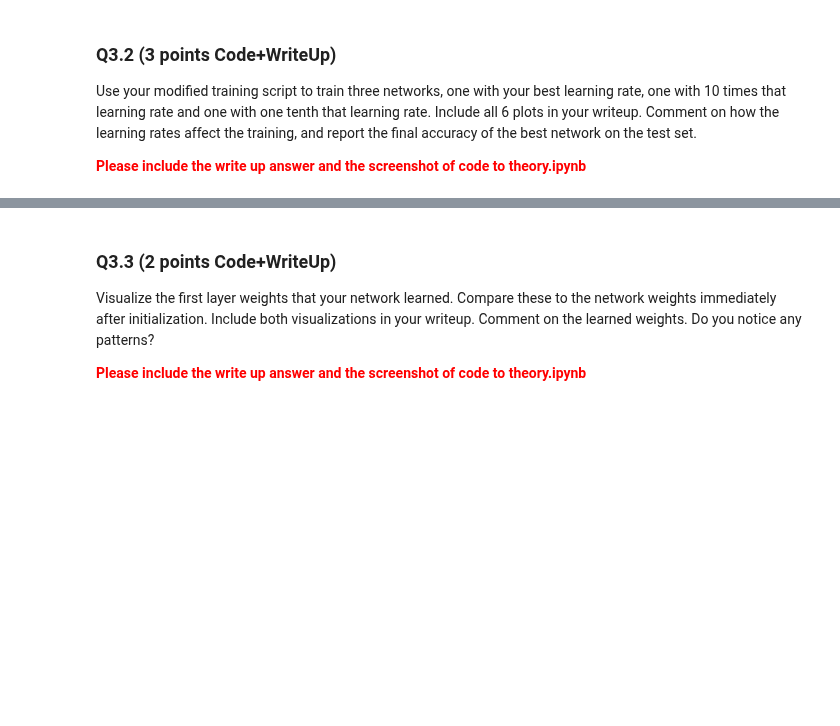
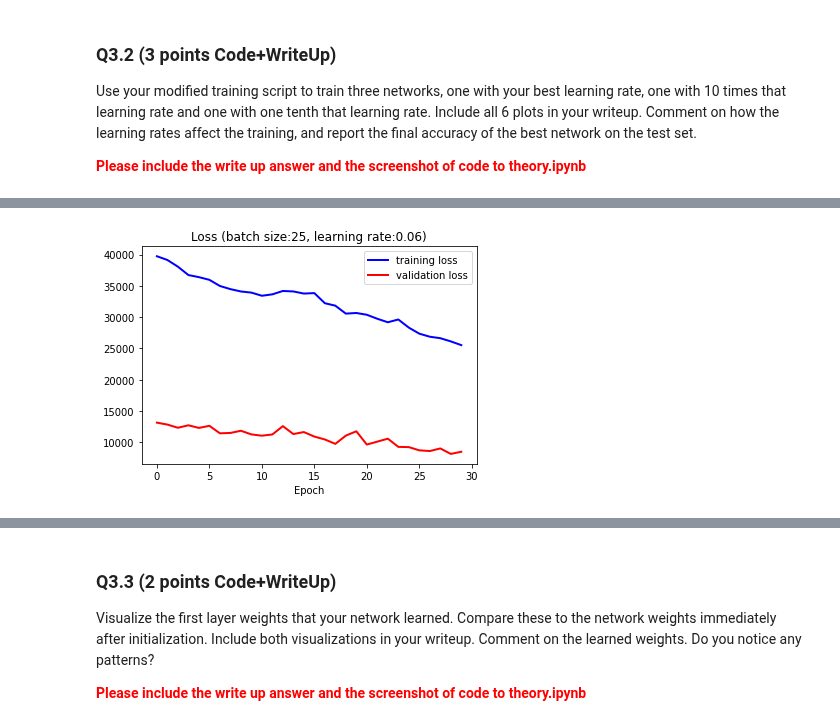
Before and after one commit to FranzEricSchneider/szeliski-algorithms-n-apps, a Jupyter notebook: class/hw3/q3.ipynb, the cells around one changed output, grey strips where cells are left out. Cells and saved outputs as stored; diff of their text form; code cells hidden in the pictures; blank space fills up the shorter version.

```diff
--- a/class/hw3/q3.ipynb
+++ b/class/hw3/q3.ipynb
@@ -83,4 +142,81 @@ Use your modified training script to train three networks, one with your best le
 # %%
 # Please put your code for Q3.2 here
 # YOUR CODE HERE
-raise NotImplementedError()
+
+for batch_size in (25, ):
+    for learning_rate in (6e-2, 6e-3, 6e-4):
+        print(f"Batch size {batch_size}, learning rate {learning_rate}")
+
+        batches = get_random_batches(train_x, train_y, batch_size)
+        num_batches = len(batches)
+
+        params = {}
+
+        # initialize layers (named "layer1" and "output") here
+        # YOUR CODE HERE
+        initialize_weights(in_size=train_x.shape[1],
+                           out_size=hidden_size,
+                           params=params,
+                           name="layer1")
+        initialize_weights(in_size=hidden_size,
+                           out_size=train_y.shape[1],
+                           params=params,
+                           name="output")
+
+        # with default settings, you should get loss < 150 and accuracy > 80%
+        t_losses = []
+        t_accuracies = []
+        v_losses = []
+        v_accuracies = []
+        for itr in range(max_iters):
+            total_loss = 0
+            total_acc = 0
+            for i, (xb, yb) in enumerate(batches):
+
+                # training loop can be exactly the same as q2!
+                # YOUR CODE HERE
+                total_loss, total_acc = network_step(
+                    x_batch=xb,
+                    y_batch=yb,
+                    params=params,
+                    total_loss=total_loss,
+                    avg_acc=total_acc,
+                    learning_rate=learning_rate,
+                    len_x_full=train_x.shape[0],
+                )
+                # if i % 10 == 0:
+                #     print(f"Epoch {itr+1:02d}, Batch {i+1:03d}/{num_batches}")
+
+            t_losses.append(total_loss)
+            t_accuracies.append(total_acc)
+
+            valid_hidden = forward(X=valid_x, params=params, name='layer1', activation=sigmoid)
+            valid_probs = forward(X=valid_hidden, params=params, name='output', activation=softmax)
+            valid_loss, valid_acc = compute_loss_and_acc(valid_y, valid_probs)
+
+            v_losses.append(valid_loss)
+            v_accuracies.append(valid_acc)
+
+            if itr % 14 == 0:
+                print("itr: {:02d} \t loss: {:.2f} \t acc : {:.2f}".format(itr, total_loss, total_acc))
+
+        # run on validation set and report accuracy! should be above 75%
+        # YOUR CODE HERE
+
+        print(f'Validation loss, accuracy: {v_losses[-1]}, {v_accuracies[-1]}')
+
+        from matplotlib import pyplot
+        pyplot.plot(t_losses, "b", lw=2, label="training loss")
+        pyplot.plot(v_losses, "r", lw=2, label="validation loss")
+        pyplot.xlabel("Epoch")
+        pyplot.title(f"Loss (batch size:{batch_size}, learning rate:{learning_rate})")
+        pyplot.legend()
+        pyplot.show()
+
+        pyplot.plot(t_accuracies, "b", lw=2, label="training accuracy")
+        pyplot.plot(v_accuracies, "r", lw=2, label="validation accuracy")
+        pyplot.xlabel("Epoch")
+        pyplot.title(f"Accuracy (batch size:{batch_size}, learning rate:{learning_rate})")
+        pyplot.legend()
+        pyplot.show()
+# %% [output]
@@ -86,0 +228 @@ raise NotImplementedError()
+[figure, added]
```
Also changed, not shown: parts of 6 cells of this notebook, 3 other files.
